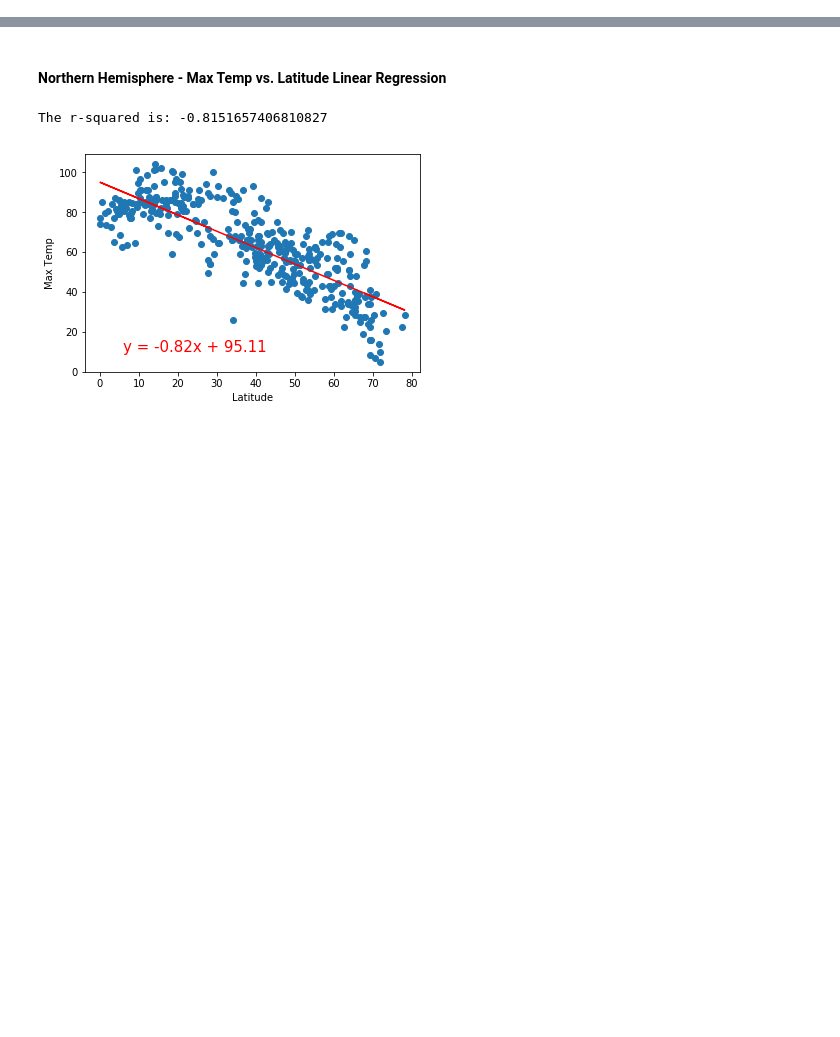
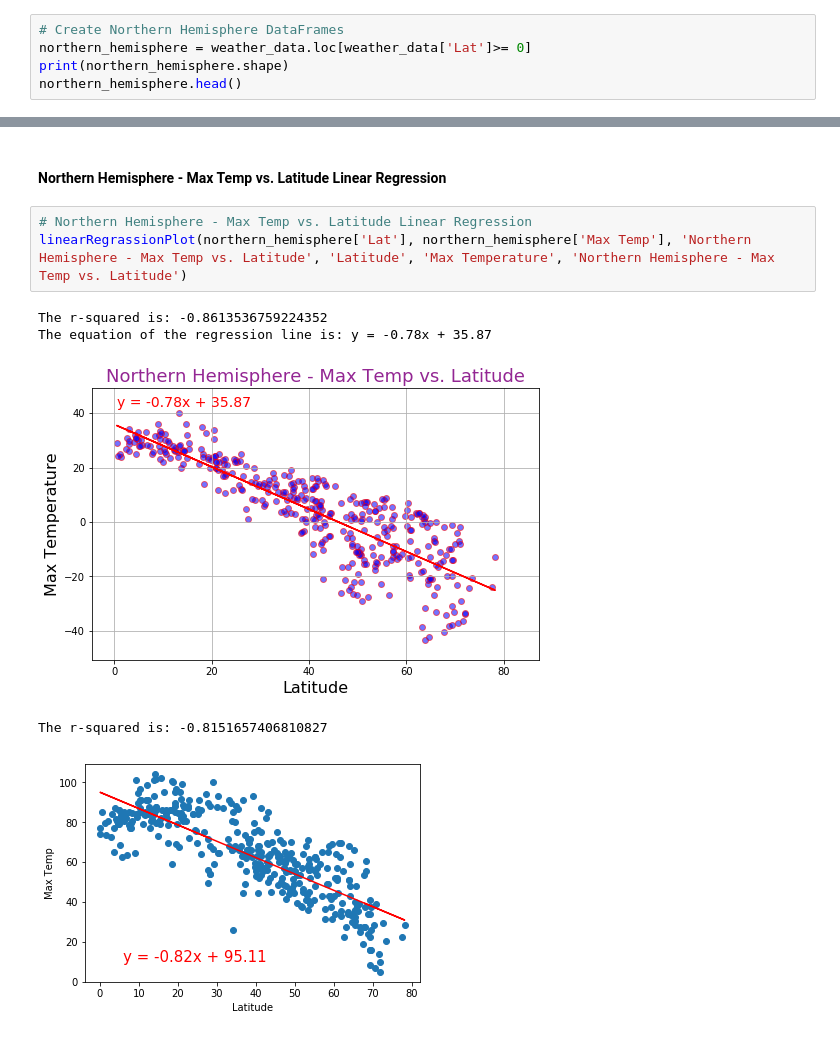
Before and after one commit to LinaSachuk/DU_HomeWork, a Jupyter notebook: python-api-challenge/PartI-WeatherPy/starter_code/WeatherPy.ipynb, the cells around one changed output, grey strips where cells are left out. Saved outputs shown, nothing was run; the diff lists cells and outputs as text; blank space fills up the shorter version.

```diff
--- a/python-api-challenge/PartI-WeatherPy/starter_code/WeatherPy.ipynb
+++ b/python-api-challenge/PartI-WeatherPy/starter_code/WeatherPy.ipynb
@@ -301,0 +304,5 @@ The equation of the regression line is: y = -0.0x + 3.82
+# %%
+# Create Northern Hemisphere DataFrames
+northern_hemisphere = weather_data.loc[weather_data['Lat']>= 0]
+print(northern_hemisphere.shape)
+northern_hemisphere.head()
@@ -302,5 +330,12 @@ The equation of the regression line is: y = -0.0x + 3.82
 # %% [markdown]
 ####  Northern Hemisphere - Max Temp vs. Latitude Linear Regression
+# %%
+# Northern Hemisphere - Max Temp vs. Latitude Linear Regression
+linearRegrassionPlot(northern_hemisphere['Lat'], northern_hemisphere['Max Temp'], 'Northern Hemisphere - Max Temp vs. Latitude', 'Latitude', 'Max Temperature', 'Northern Hemisphere - Max Temp vs. Latitude')
+# %% [output]
+The r-squared is: -0.8613536759224352
+The equation of the regression line is: y = -0.78x + 35.87
+[figure, added]
 # %%
 # %% [output]
 The r-squared is: -0.8151657406810827
```
Also changed, not shown: parts of 21 cells of this notebook, 13 other files.
